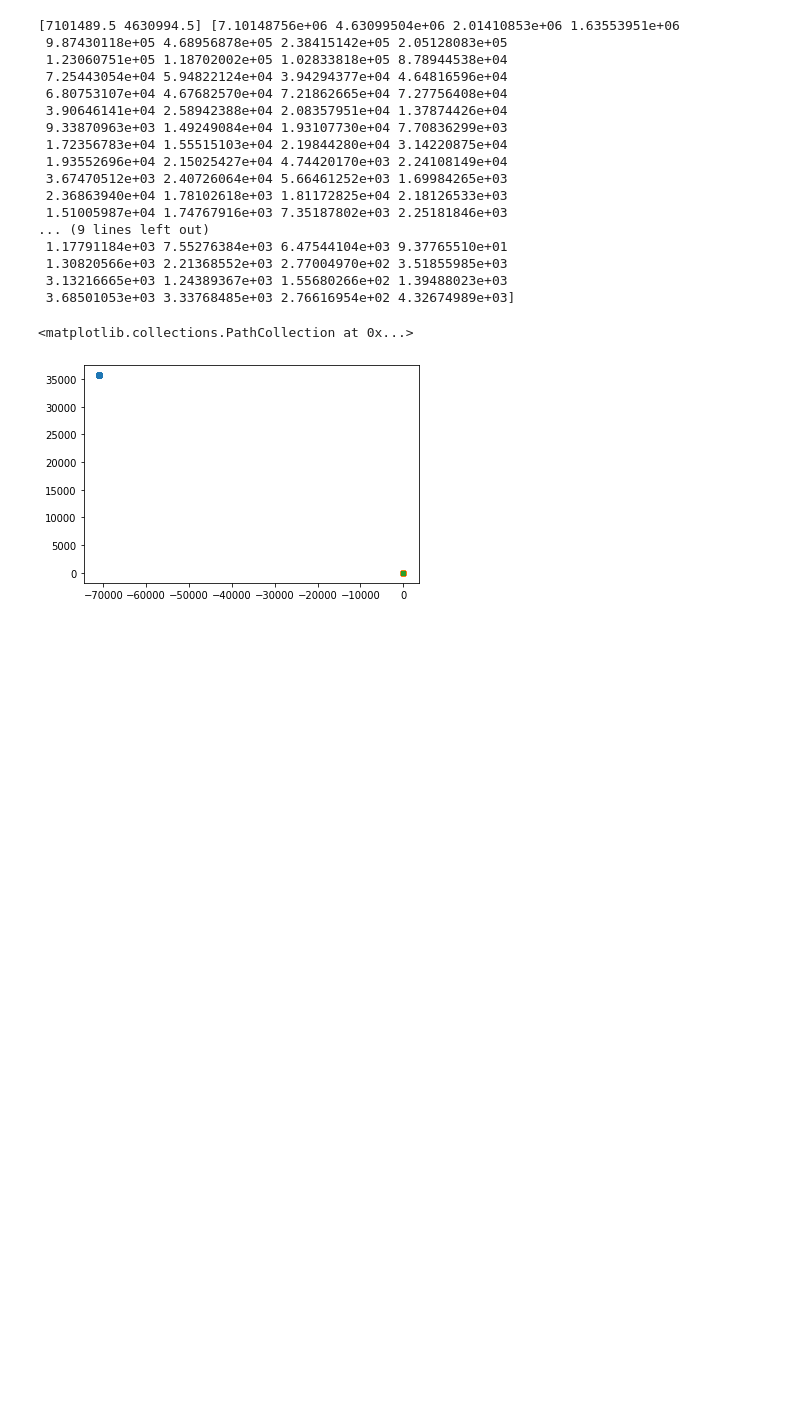
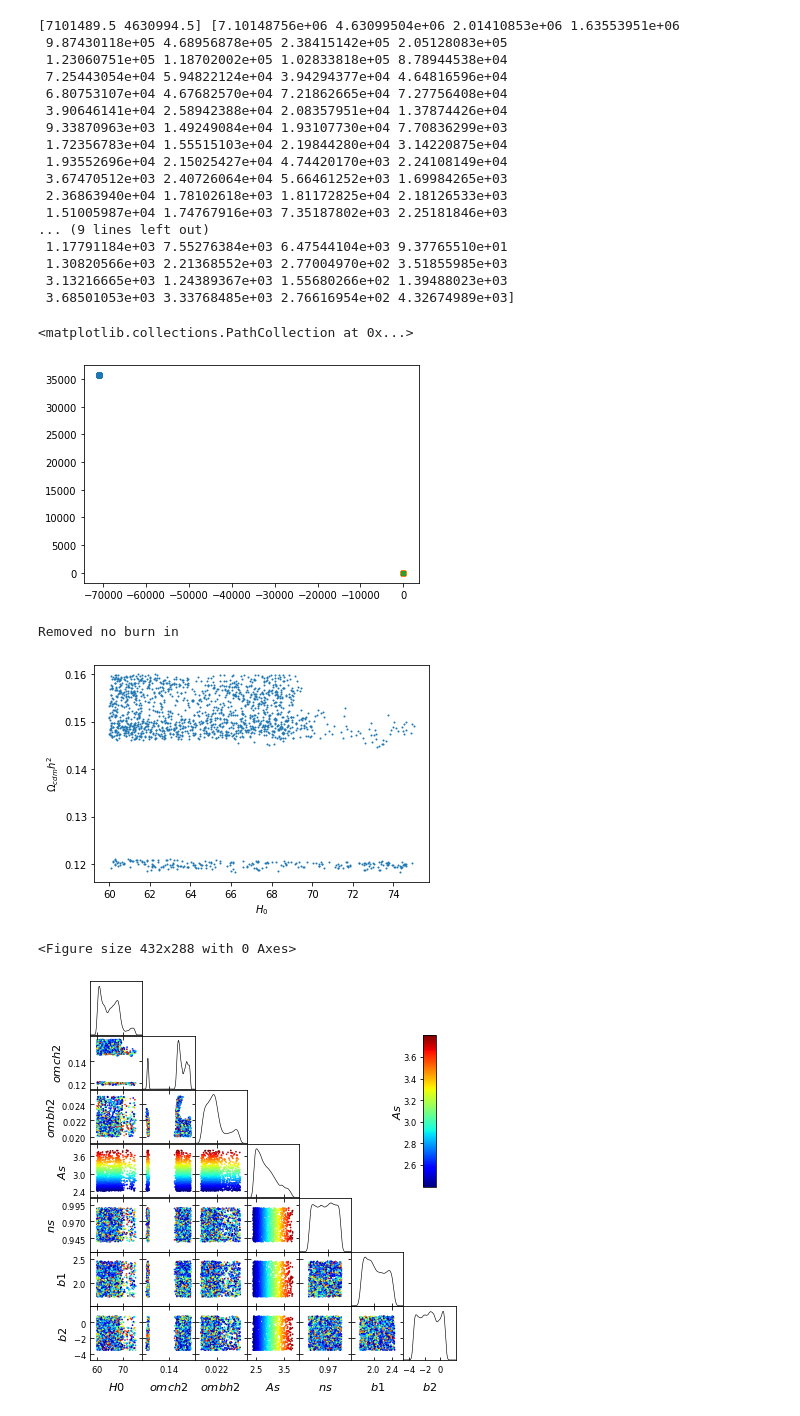
Before and after one commit to jadamo/CovNet, a Jupyter notebook: notebooks/Test-Training-Set.ipynb, the cells around one changed output. Saved outputs shown, nothing was run; the diff lists cells and outputs as text; code cells hidden in the pictures; blank space fills up the shorter version.

```diff
--- a/notebooks/Test-Training-Set.ipynb
+++ b/notebooks/Test-Training-Set.ipynb
@@ -588,3 +590,34 @@ plt.scatter(components_2_svd[:,0], components_2_svd[:,1], s=15)
 #         np.savez(training_dir + "CovA-"+f'{i:05d}'+".npz", params=params, C_G=C_G, C_NG=C_NG)
 #         os.remove(training_dir + "CovNG-"+f'{i:05d}'+".npz")
 #         #os.remove(training_dir + "CovG-"+f'{i:05d}'+".npz")
+# %%
+test_dir = "/home/joeadamo/Research/CovNet/Data/Training-Set-HighZ-NGC/"
+params = np.zeros((1697, 7))
+idx = 0
+for i in range(75000):
+    filename = test_dir+"CovA-"+f'{i:05d}'+".npz"
+    if os.path.exists(filename):
+        data = np.load(filename)
+        params[idx] = data["params"]
+        idx+=1
+
+names = ['H0', 'omch2', 'ombh2', "As", "ns", "b1", "b2"]
+from getdist import plots, MCSamples
+import getdist
+# 3D (scatter) triangle plot
+plt.scatter(params[:,0], params[:,1], s=1)
+#plt.scatter(params_list[:,1], params_list[:,2], s=1)
+plt.xlabel(r"$H_0$")
+plt.ylabel(r"$\Omega_{cdm} h^2$")
+plt.figure()
+samples = MCSamples(samples=params ,names = names, labels = names)
+g = plots.get_subplot_plotter(width_inch=6)
+# you can adjust the scaling factor if font sizes are too small when
+# making many subplots in a fixed size (default=2 would give smaller fonts)
+g.settings.scaling_factor = 1
+g.triangle_plot(samples, ['H0', 'omch2', 'ombh2', "As", "ns", "b1", "b2"], plot_3d_with_param='As')
+# %% [output]
+Removed no burn in
+[figure, added]
+<Figure size 432x288 with 0 Axes>
+[figure, added]
```
Also changed, not shown: parts of 2 cells of this notebook, 2 other files.
